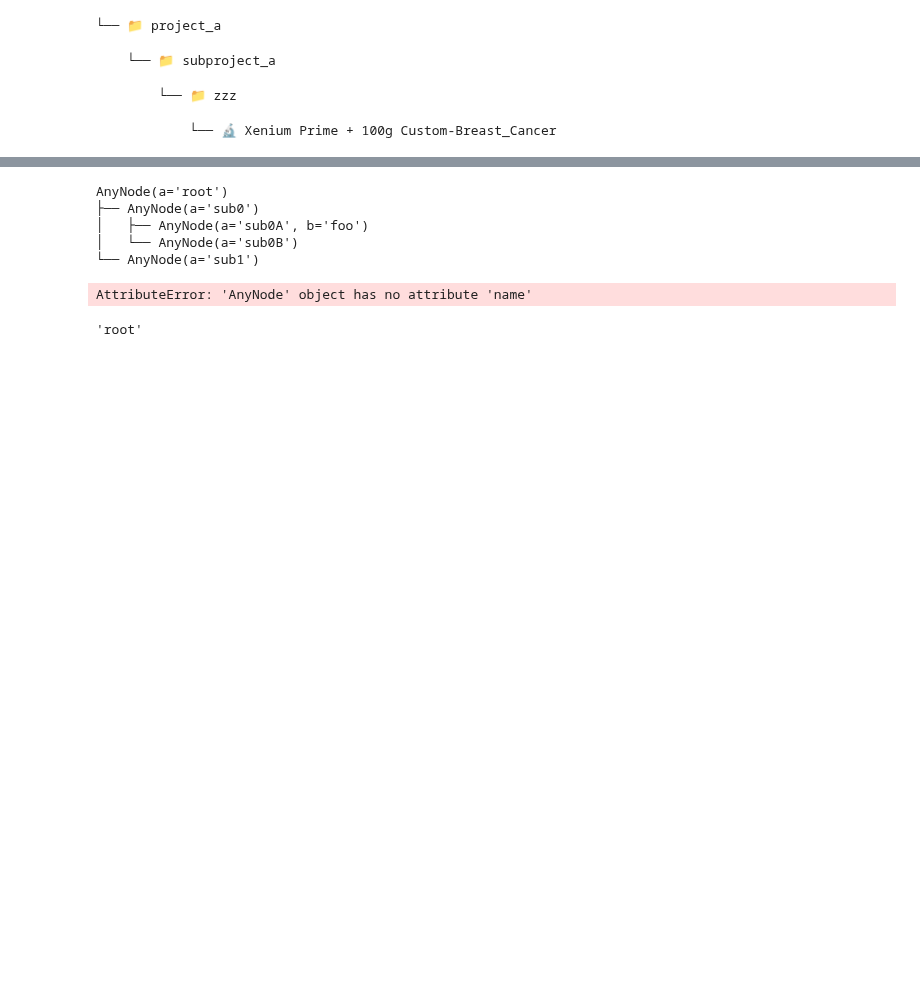
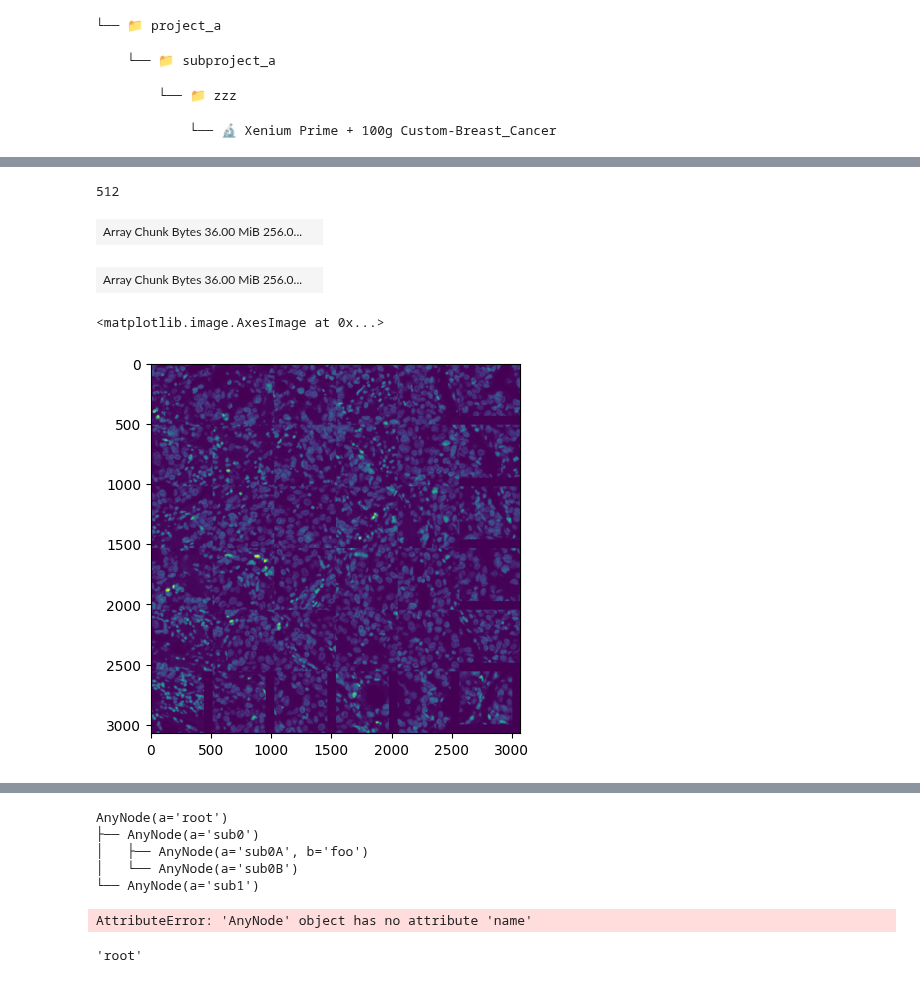
Before and after one commit to estorrs/cosilico-viewer, a Jupyter notebook: notebooks/data_preprocessing/sandbox.ipynb, the cells around one changed output, grey strips where cells are left out. Drawn from its saved outputs; the diff is of its cells as text; code cells hidden in the pictures; blank space fills up the shorter version.

```diff
--- a/notebooks/data_preprocessing/sandbox.ipynb
+++ b/notebooks/data_preprocessing/sandbox.ipynb
@@ -212,0 +337,3 @@ RuntimeError: Download failed: 404 - <?xml version="1.0" encoding="UTF-8"?>
+# %%
+image = experiment.images[0]
+image
@@ -212,0 +348,3 @@ RuntimeError: Download failed: 404 - <?xml version="1.0" encoding="UTF-8"?>
+# %%
+store = zarr.storage.ZipStore(image.local_path, mode='r')
+root = zarr.group(store=store)
@@ -212,0 +362,5 @@ RuntimeError: Download failed: 404 - <?xml version="1.0" encoding="UTF-8"?>
+# %%
+import numpy as np
+min([int(x) for x in list(root['zooms'].group_keys())])
+# %% [output]
+512
@@ -212,0 +369,18 @@ RuntimeError: Download failed: 404 - <?xml version="1.0" encoding="UTF-8"?>
+# %%
+arr = da.from_zarr(root['zooms/512/tiles'])
+arr
+# %% [output]
+| Array Chunk Bytes 36.00 MiB 256.0... |  |
+# %%
+a, b, c, d, e, f, g = arr.shape
+r_arr = da.einsum('abcdefg->afbgcde', arr)
+r_arr = r_arr.reshape(a * f, b * g, c, d, e)
+r_arr
+# %% [output]
+| Array Chunk Bytes 36.00 MiB 256.0... |  |
+# %%
+import matplotlib.pyplot as plt
+plt.imshow(r_arr[:, :, 0, 0, 0])
+# %% [output]
+<matplotlib.image.AxesImage at 0x...>
+[figure, added]
```
Also changed, not shown: parts of 24 cells of this notebook, 4 other files.
